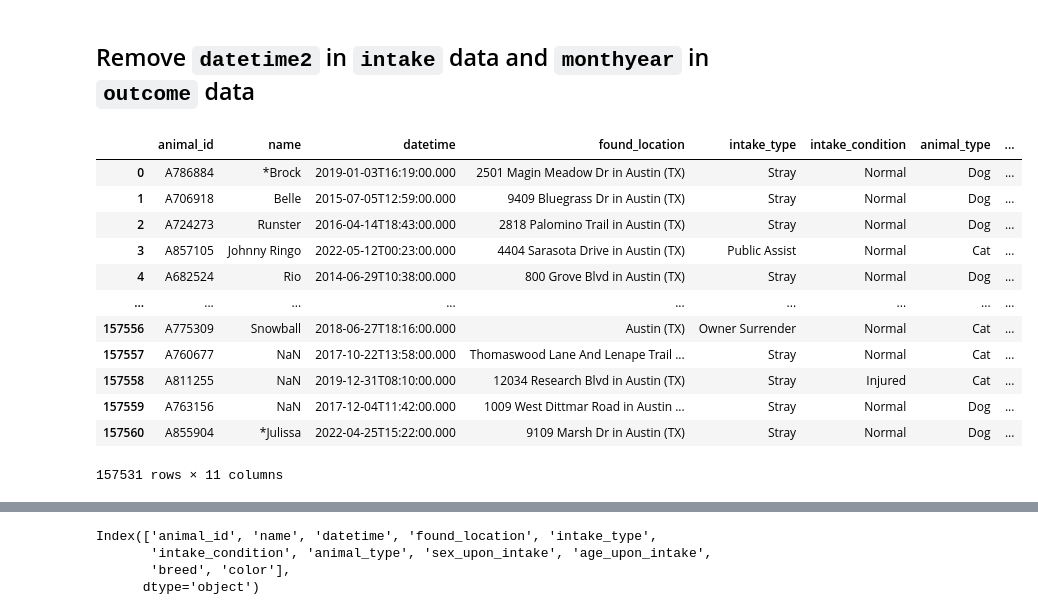
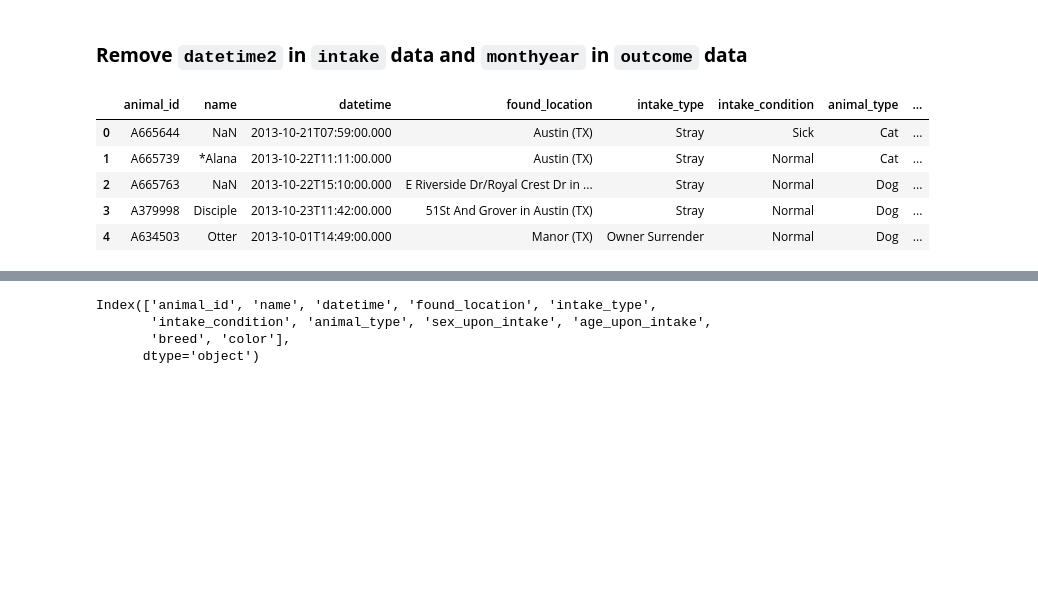
Before and after one commit to Rebekah-Chuang/2023Fall_Projects, a Jupyter notebook: data_cleaning.ipynb, the cells around one changed output, grey strips where cells are left out. Drawn from its saved outputs; the diff is of its cells as text; code cells hidden in the pictures; blank space fills up the shorter version.

Commit message:
update descriptions in data_cleaning.ipynb

```diff
--- a/data_cleaning.ipynb
+++ b/data_cleaning.ipynb
@@ -39,22 +39,15 @@ OUTCOME data: 157458 rows | 12 columns | 0 duplicated rows
 # %% [markdown]
-## Remove `datetime2` in `intake` data and `monthyear` in `outcome` data
+### **Remove `datetime2` in `intake` data and `monthyear` in `outcome` data**
 # %%
 intake.drop("datetime2", axis=1, inplace = True)
 outcome.drop("monthyear", axis=1, inplace = True)
 # %%
-intake
+intake.head()
 # %% [output]
 |  | animal_id | name | datetime | found_location | intake_type | intake_condition | animal_type | ... |
-| 0 | A786884 | *Brock | 2019-01-03T16:19:00.000 | 2501 Magin Meadow Dr in Austin (TX) | Stray | Normal | Dog | ... |
-| 1 | A706918 | Belle | 2015-07-05T12:59:00.000 | 9409 Bluegrass Dr in Austin (TX) | Stray | Normal | Dog | ... |
-| 2 | A724273 | Runster | 2016-04-14T18:43:00.000 | 2818 Palomino Trail in Austin (TX) | Stray | Normal | Dog | ... |
-| 3 | A857105 | Johnny Ringo | 2022-05-12T00:23:00.000 | 4404 Sarasota Drive in Austin (TX) | Public Assist | Normal | Cat | ... |
-| 4 | A682524 | Rio | 2014-06-29T10:38:00.000 | 800 Grove Blvd in Austin (TX) | Stray | Normal | Dog | ... |
-| ... | ... | ... | ... | ... | ... | ... | ... | ... |
-| 157556 | A775309 | Snowball | 2018-06-27T18:16:00.000 | Austin (TX) | Owner Surrender | Normal | Cat | ... |
-| 157557 | A760677 | NaN | 2017-10-22T13:58:00.000 | Thomaswood Lane And Lenape Trail ... | Stray | Normal | Cat | ... |
-| 157558 | A811255 | NaN | 2019-12-31T08:10:00.000 | 12034 Research Blvd in Austin (TX) | Stray | Injured | Cat | ... |
-| 157559 | A763156 | NaN | 2017-12-04T11:42:00.000 | 1009 West Dittmar Road in Austin ... | Stray | Normal | Dog | ... |
-| 157560 | A855904 | *Julissa | 2022-04-25T15:22:00.000 | 9109 Marsh Dr in Austin (TX) | Stray | Normal | Dog | ... |
+| 0 | A665644 | NaN | 2013-10-21T07:59:00.000 | Austin (TX) | Stray | Sick | Cat | ... |
+| 1 | A665739 | *Alana | 2013-10-22T11:11:00.000 | Austin (TX) | Stray | Normal | Cat | ... |
+| 2 | A665763 | NaN | 2013-10-22T15:10:00.000 | E Riverside Dr/Royal Crest Dr in ... | Stray | Normal | Dog | ... |
+| 3 | A379998 | Disciple | 2013-10-23T11:42:00.000 | 51St And Grover in Austin (TX) | Stray | Normal | Dog | ... |
+| 4 | A634503 | Otter | 2013-10-01T14:49:00.000 | Manor (TX) | Owner Surrender | Normal | Dog | ... |
-157531 rows × 11 columns
 # %%
```
Also changed, not shown: parts of 53 cells of this notebook, 1 other file.
